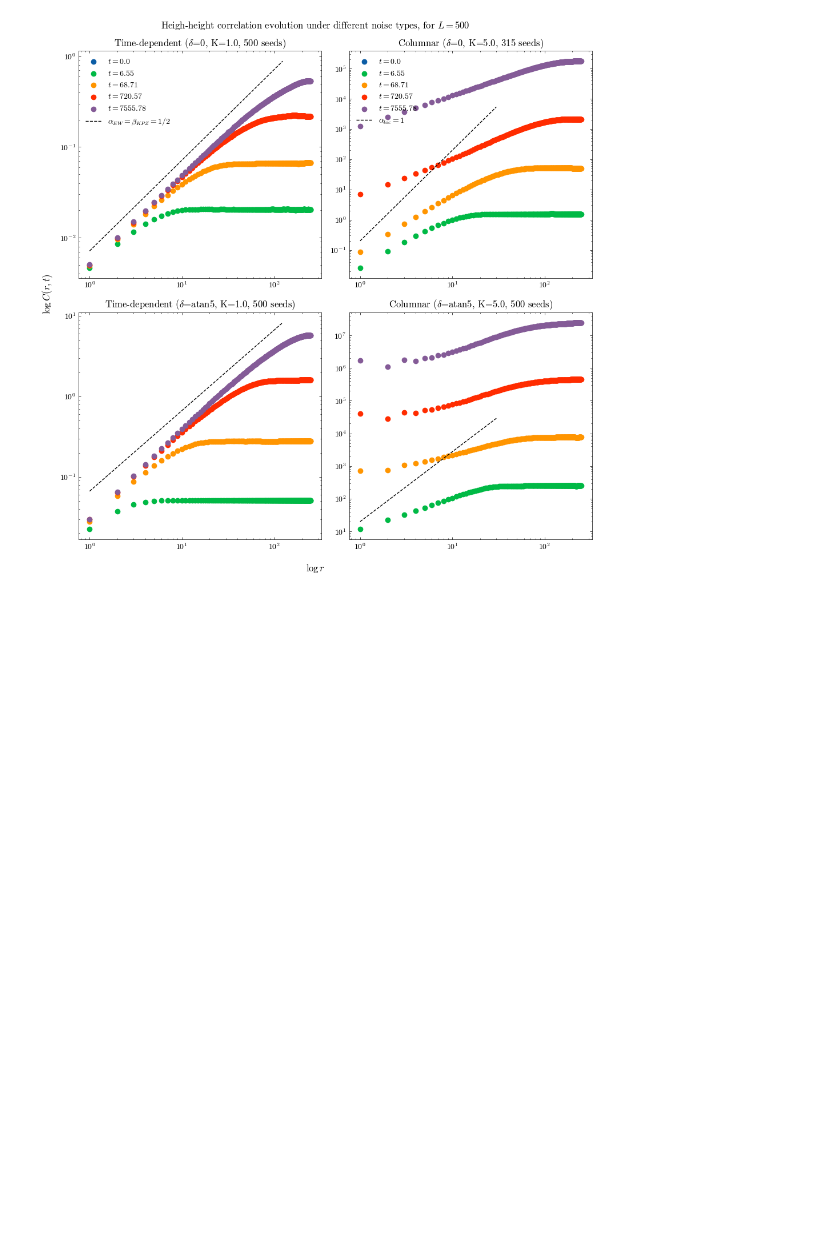
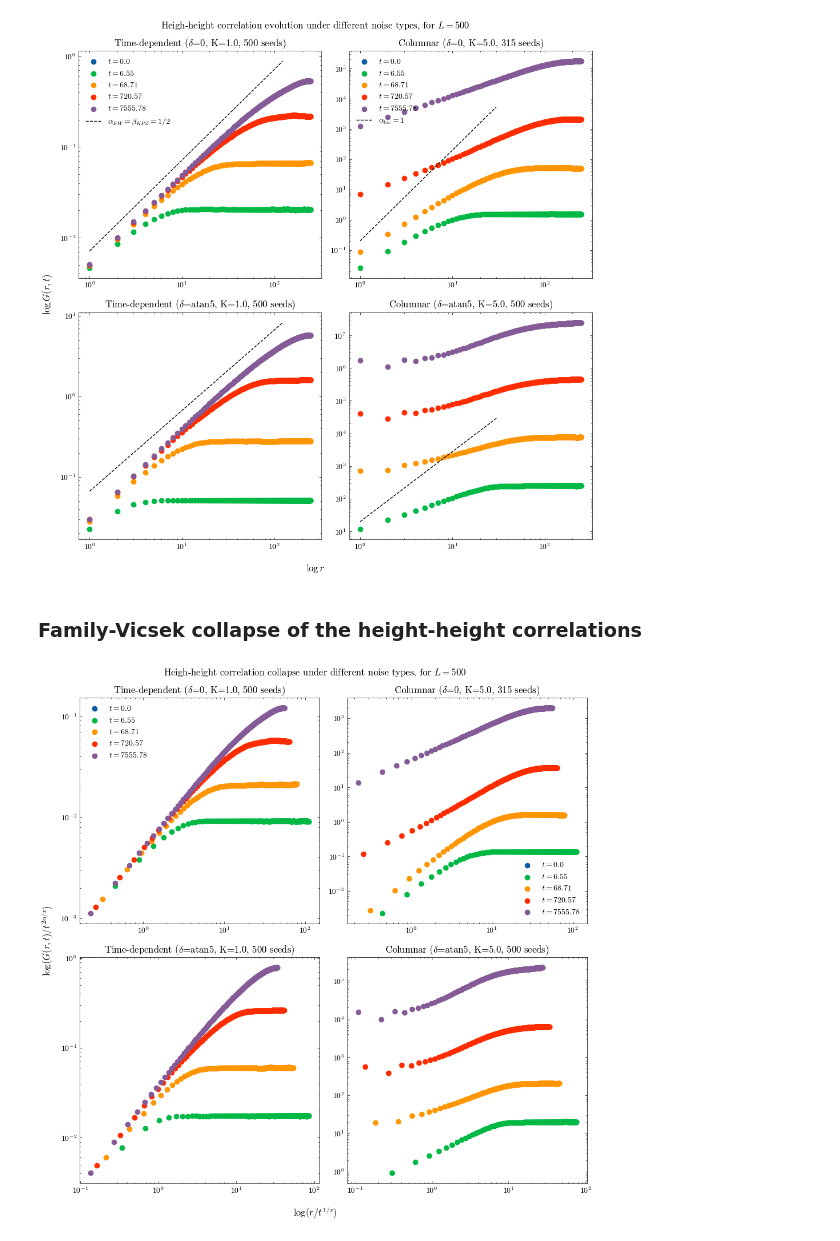
Before and after one commit to goznalo-git/RoughKuramoto, a Jupyter notebook: 3-Correlations.ipynb, the cells around one changed output. Cells and saved outputs as stored; diff of their text form; code cells hidden in the pictures; blank space fills up the shorter version.

```diff
--- a/3-Correlations.ipynb
+++ b/3-Correlations.ipynb
@@ -13,3 +13,4 @@ alpha_s_dict = {"Columnar": {"EW": 3/2, "KPZ": 1.4}} # anomalous scaling, only f
 alpha_loc_dict = {"Columnar": {"KPZ": 0.97}} # anomalous scaling, only for columnar noise in the KPZ case
 beta_dict = {"TimeDep": {"EW": alpha_dict["TimeDep"]["EW"]/z_dict["TimeDep"]["EW"], "KPZ": alpha_dict["TimeDep"]["KPZ"]/z_dict["TimeDep"]["KPZ"]},
              "Columnar": {"EW": alpha_dict["Columnar"]["EW"]/z_dict["Columnar"]["EW"], "KPZ": alpha_dict["Columnar"]["KPZ"]/z_dict["Columnar"]["KPZ"]}}
+delta_to_label = {"0": "EW", "atan5": "KPZ"}
@@ -202,3 +203,67 @@ plt.tight_layout()
 plt.show()
 # %% [output]
 [figure]
+# %% [markdown]
+### Family-Vicsek collapse of the height-height correlations
+# %%
+fig, ax = plt.subplots(2, 2, figsize=(10,10))
+fig.suptitle("Heigh-height correlation collapse under different noise types, for $L=$" + str(L))
+
+fig.supxlabel(r"$\log (r/ t^{1/z})$")
+fig.supylabel(r"$\log (G(r,t)/ t^{2\alpha/z})$")
+
+for i, (typenoise, typelabel) in enumerate(zip(["TimeDep", "Columnar"], ["Time-dependent", "Columnar"])
+):
+
+    for j, (delta, deltaname) in enumerate(zip([0, np.arctan(5)], ["0", "atan5"])):
+
+        # select rows for this noise type and delta
+        mask = mask = (
+            (avg_df["typenoise"] == typenoise)
+            & (avg_df["L"] == L)
+            & (avg_df["T"] == T)
+            & (avg_df["deltaname"] == deltaname)
+            & ((avg_df["K"] == 1) | (avg_df["K"] == 5))
+        )
+        sub = avg_df[mask]
+
+        # in case there are multiple (K, L) combos, plot them all
+        for _, row in sub.iterrows():
+            t = row["t"]
+            mean_heightheight = row["mean_heightheight"]
+            L = row["L"]
+            K = row["K"]
+            M = row["M"]
+
+            for ti in range(mean_heightheight.shape[0])[::5]:
+                rlen = mean_heightheight.shape[1] # we plot up to half of this since the system is periodic
+                rrange = np.array(range(rlen))
+                ax[j,i].scatter(rrange[:int(rlen/2)] / ti**(1/z_dict[typenoise][delta_to_label[deltaname]]),
+                                mean_heightheight[ti,:int(rlen/2)] / ti**(2*beta_dict[typenoise][delta_to_label[deltaname]]),
+                                label=f"$t=${np.round(t[ti],2)}", marker=markerdict[L])
+            ax[j,i].set_title(typelabel+ r" ($\delta$="+f"{deltaname}, K={K}, {M} seeds)")
+
+ax[0,0].set_yscale('log')
+ax[0,0].set_xscale('log')
+ax[1,0].set_yscale('log')
+ax[1,0].set_xscale('log')
+ax[0,1].set_yscale('log')
+ax[0,1].set_xscale('log')
+ax[1,1].set_yscale('log')
+ax[1,1].set_xscale('log')
+
+# scaling as r^(2\alpha) = r^1 for alpha = 1/2 (EW/KPZ)
+# ax[0,0].loglog(rrange[1:int(rlen/4)], rrange[1:int(rlen/4)]**(2*alpha_dict["TimeDep"]["EW"]) /140, label=r"$\alpha_{EW}=\beta_{KPZ}=1/2$", linestyle="--", color="k")
+# ax[1,0].loglog(rrange[1:int(rlen/4)], rrange[1:int(rlen/4)]**(2*alpha_dict["TimeDep"]["KPZ"])/15, linestyle="--", color="k")
+
+# scaling as r^(2\alpha) = r^2 for alpha_loc approx 1 (EW/KPZ)
+# ax[0,1].loglog(rrange[1:int(rlen/16)], rrange[1:int(rlen/16)]**(2*alpha_dict["Columnar"]["EW"])/5, label=r"$\alpha_{loc}=1$", linestyle="--", color="k")
+# ax[1,1].loglog(rrange[1:int(rlen/16)], rrange[1:int(rlen/16)]**(2*alpha_dict["Columnar"]["KPZ"]) * 20, linestyle="--", color="k")
+
+ax[0,0].legend()
+ax[0,1].legend()
+
+plt.tight_layout()
+plt.show()
+# %% [output]
+[figure, added]
```
Also changed, not shown: parts of 6 cells of this notebook, 6 other files.
